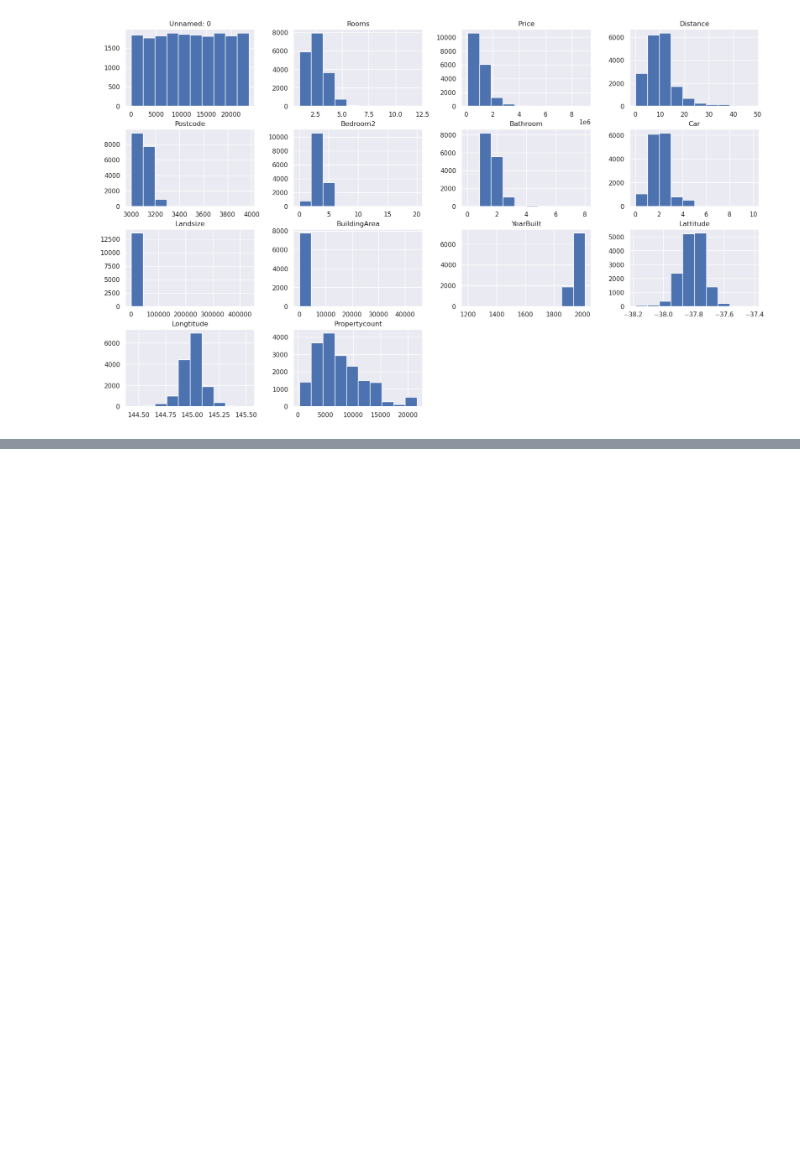
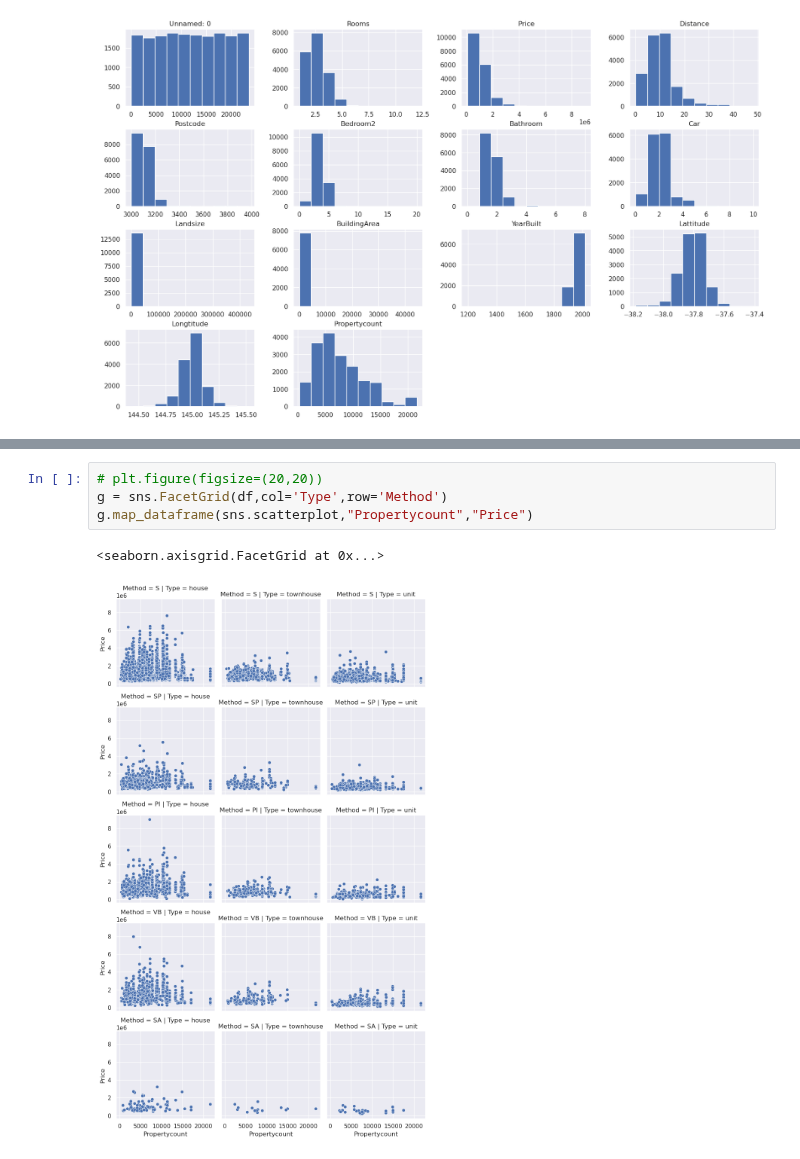
Before and after one commit to ShubhamGupta2505/Dataset-Analysis-Visualization, a Jupyter notebook: pipeline-on-melb-data.ipynb, the cells around one changed output, grey strips where cells are left out. Cells and saved outputs as stored; diff of their text form; blank space fills up the shorter version.

```diff
--- a/pipeline-on-melb-data.ipynb
+++ b/pipeline-on-melb-data.ipynb
@@ -222,0 +221,7 @@ sns.FacetGrid(df['Type'])
+# %%
+# plt.figure(figsize=(20,20))
+g = sns.FacetGrid(df,col='Type',row='Method')
+g.map_dataframe(sns.scatterplot,"Propertycount","Price")
+# %% [output]
+<seaborn.axisgrid.FacetGrid at 0x...>
+[figure, added]
```
Also changed, not shown: parts of 9 cells of this notebook.
